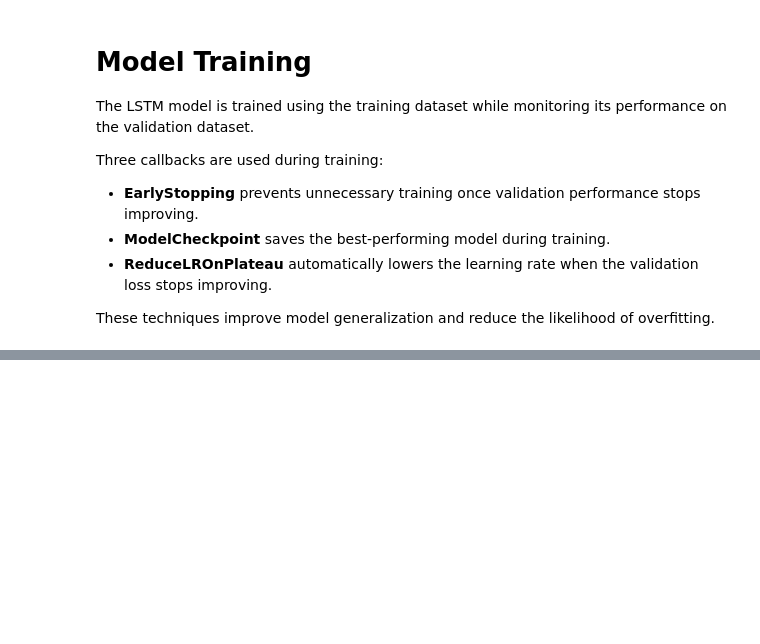
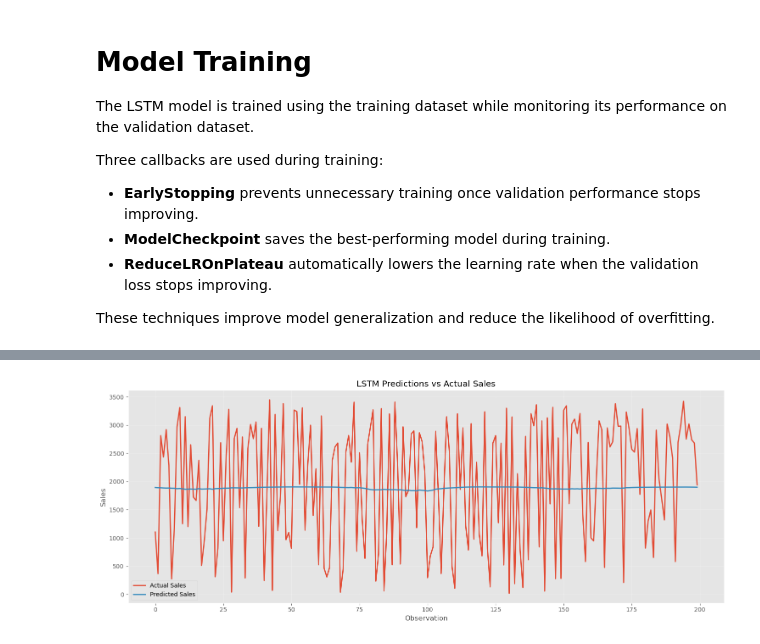
Before and after one commit to Bennyaks/Burger_Sales_Forecasting, a Jupyter notebook: notebooks/07_LSTM_Model.ipynb, the cells around one changed output, grey strips where cells are left out. Saved outputs shown, nothing was run; the diff lists cells and outputs as text; code cells hidden in the pictures; blank space fills up the shorter version.

Commit message:
Completed model evaluation

```diff
--- a/notebooks/07_LSTM_Model.ipynb
+++ b/notebooks/07_LSTM_Model.ipynb
@@ -279,0 +364,12 @@ ValueError: You must call `compile()` before using the model.
+# %%
+# ==========================================================
+# Generate Predictions
+# ==========================================================
+
+train_predictions = model.predict(X_train)
+
+validation_predictions = model.predict(X_validation)
+
+test_predictions = model.predict(X_test)
+
+print("Predictions Generated Successfully!")
@@ -279,0 +492,39 @@ ValueError: You must call `compile()` before using the model.
+# %%
+# ==========================================================
+# Actual vs Predicted Sales
+# ==========================================================
+
+plt.figure(figsize=(15,6))
+
+plt.plot(
+    y_test[:200],
+    label="Actual Sales",
+    linewidth=2
+)
+
+plt.plot(
+    test_predictions[:200],
+    label="Predicted Sales",
+    linewidth=2
+)
+
+plt.title("LSTM Predictions vs Actual Sales")
+
+plt.xlabel("Observation")
+
+plt.ylabel("Sales")
+
+plt.legend()
+
+plt.grid(alpha=0.3)
+
+plt.tight_layout()
+
+plt.savefig(
+    "../outputs/figures/lstm_predictions.png",
+    dpi=300
+)
+
+plt.show()
+# %% [output]
+[figure, added]
```
Also changed, not shown: parts of 20 cells of this notebook.
